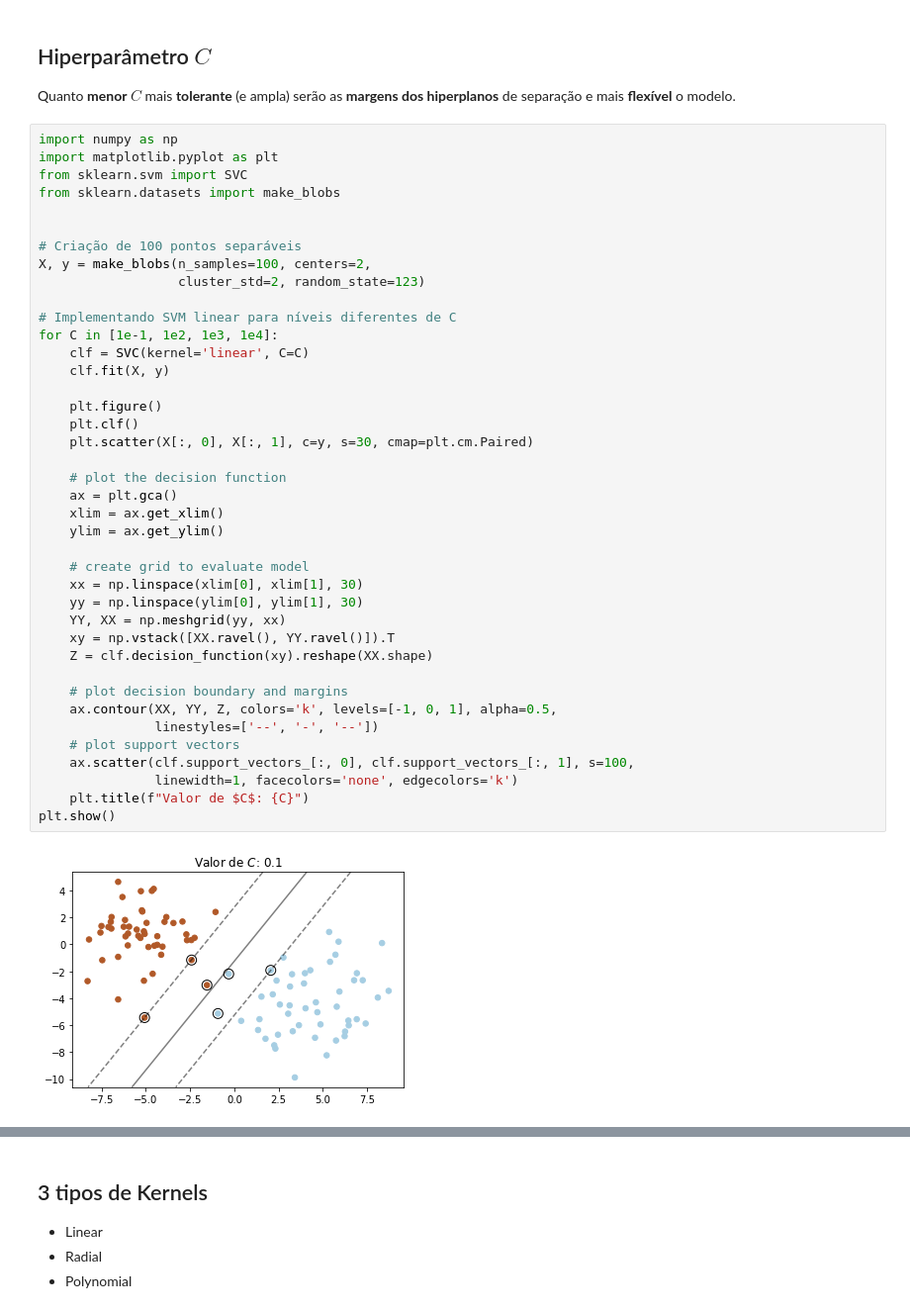
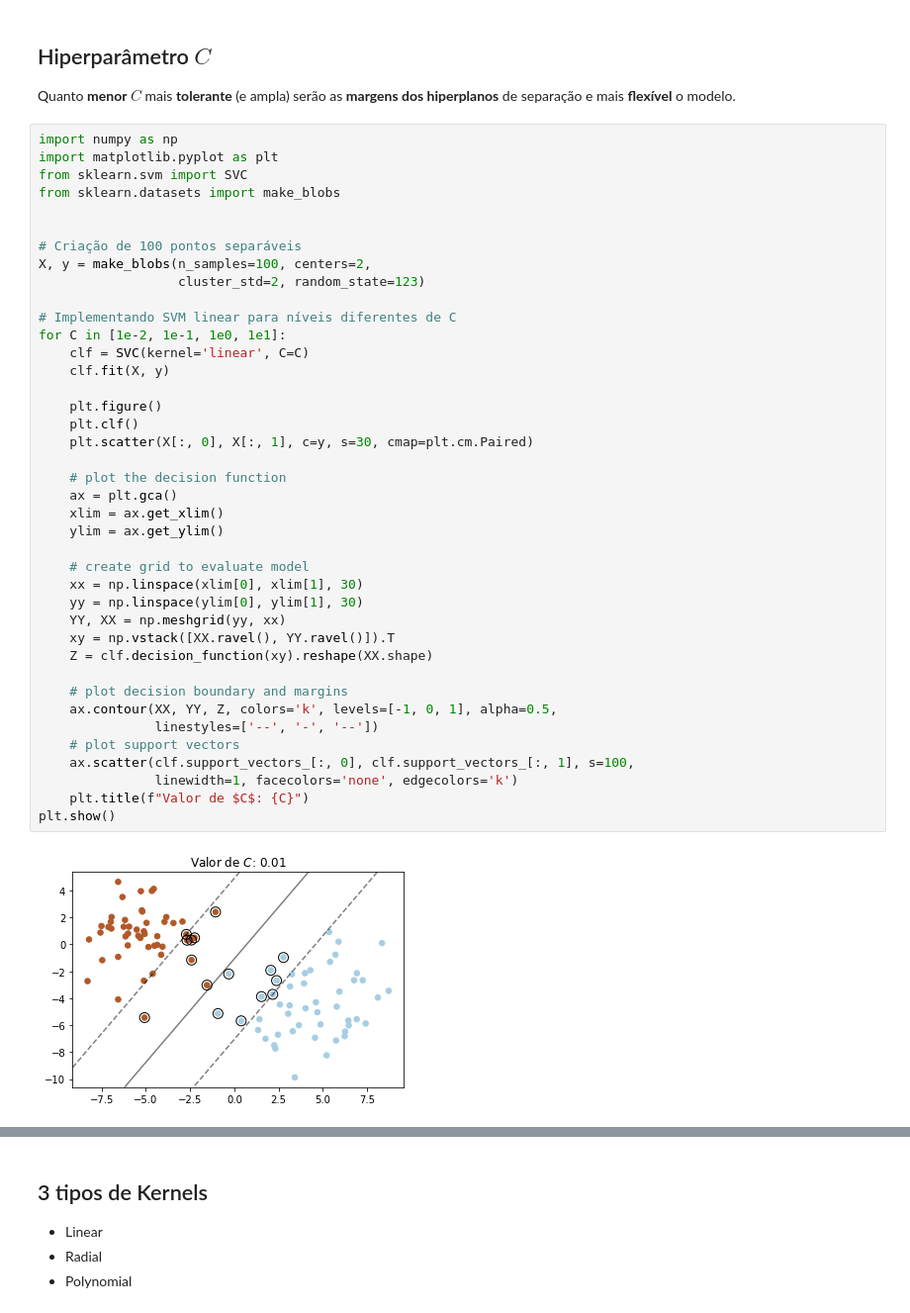
Before and after one commit to storopoli/ciencia-de-dados, a Jupyter notebook: notebooks/Aula_13_Support_Vector_Machines.ipynb, the cells around one changed output, grey strips where cells are left out. Shown at 99% size. Cells and saved outputs as stored; diff of their text form.

```diff
--- a/notebooks/Aula_13_Support_Vector_Machines.ipynb
+++ b/notebooks/Aula_13_Support_Vector_Machines.ipynb
@@ -34,33 +34,33 @@ X, y = make_blobs(n_samples=100, centers=2,
                   cluster_std=2, random_state=123)
 
 # Implementando SVM linear para níveis diferentes de C
-for C in [1e-1, 1e2, 1e3, 1e4]:
+for C in [1e-2, 1e-1, 1e0, 1e1]:
     clf = SVC(kernel='linear', C=C)
     clf.fit(X, y)
 
     plt.figure()
     plt.clf()
     plt.scatter(X[:, 0], X[:, 1], c=y, s=30, cmap=plt.cm.Paired)
 
     # plot the decision function
     ax = plt.gca()
     xlim = ax.get_xlim()
     ylim = ax.get_ylim()
 
     # create grid to evaluate model
     xx = np.linspace(xlim[0], xlim[1], 30)
     yy = np.linspace(ylim[0], ylim[1], 30)
     YY, XX = np.meshgrid(yy, xx)
     xy = np.vstack([XX.ravel(), YY.ravel()]).T
     Z = clf.decision_function(xy).reshape(XX.shape)
 
     # plot decision boundary and margins
     ax.contour(XX, YY, Z, colors='k', levels=[-1, 0, 1], alpha=0.5,
                linestyles=['--', '-', '--'])
     # plot support vectors
     ax.scatter(clf.support_vectors_[:, 0], clf.support_vectors_[:, 1], s=100,
                linewidth=1, facecolors='none', edgecolors='k')
     plt.title(f"Valor de $C$: {C}")
 plt.show()
 # %% [output]
-[figure, old version]
+[figure, new version]
```
Also changed, not shown: parts of 10 cells of this notebook.
